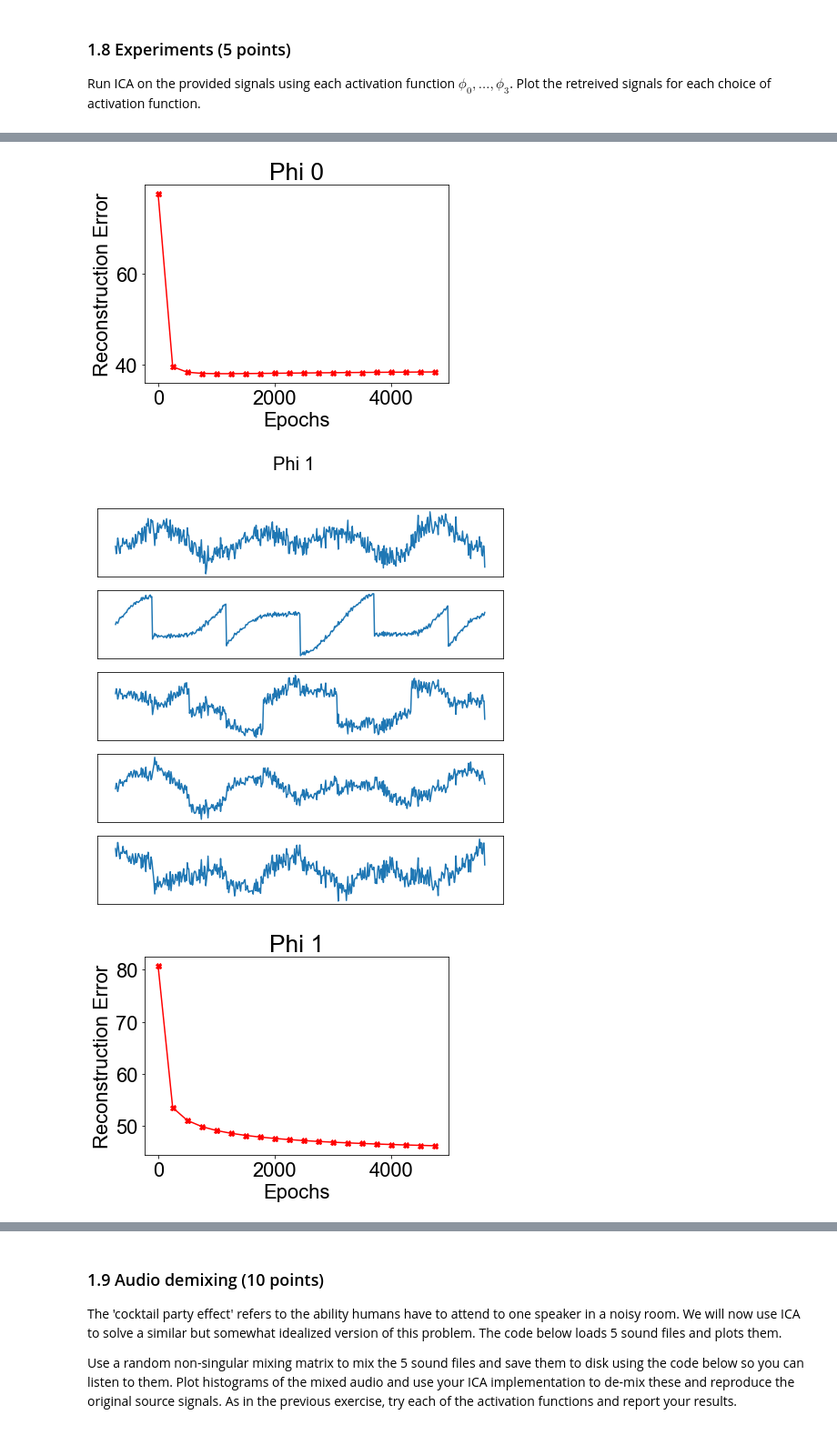
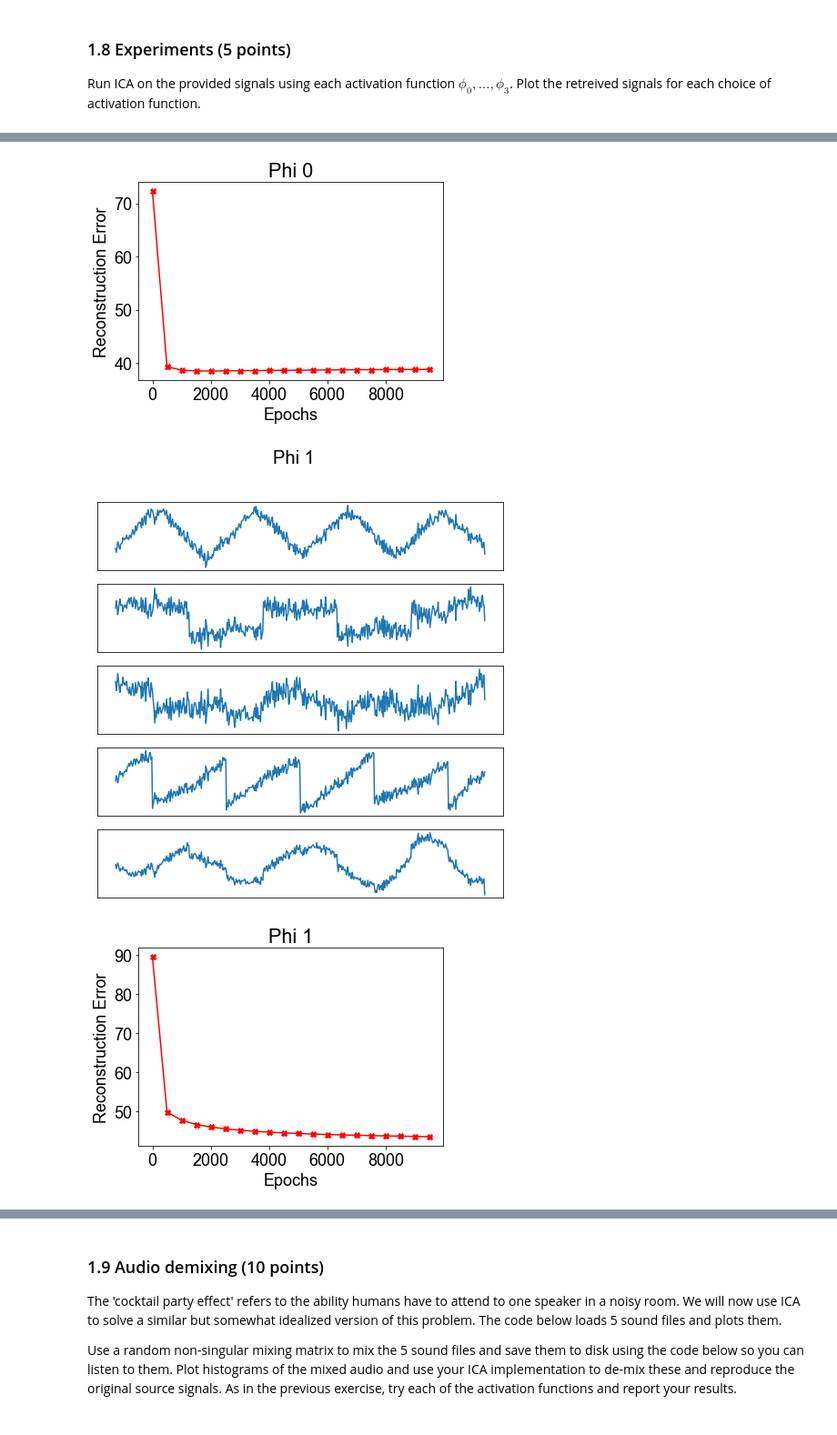
Before and after one commit to danakianfar/machine_learning_2_labs, a Jupyter notebook: lab1/lab1.ipynb, the cells around one changed output, grey strips where cells are left out. Shown at 91% size. Saved outputs shown, nothing was run; the diff lists cells and outputs as text; code cells hidden in the pictures.

```diff
--- a/lab1/lab1.ipynb
+++ b/lab1/lab1.ipynb
@@ -246,10 +249,9 @@ Some ICA algorithms can only learn from whitened data. Write a method `whiten(X)
 def whiten(X):
     cov = np.cov(X)
     Lambda, Phi = np.linalg.eig(cov)
-    Lambda = np.diag(Lambda)
 
     Y = Phi.T.dot(X)
-    L_sqrt = np.sqrt(np.linalg.pinv(Lambda))
+    L_sqrt = np.sqrt(np.diag(1/Lambda))
 
     W = L_sqrt.dot(Y)
     return W
@@ -335,7 +342,7 @@ def ICA(X, activation_function, learning_rate, S=None, epochs=1000, verbose = Fa
         X_batch = X[:,rand_samples]
 
         a = W.dot(X_batch)
-        W += (learning_rate / N) * ( I + activation_function(a).dot(a.T)).dot(W)
+        W += (learning_rate / batch_size) * (I+ activation_function(a).dot(a.T)).dot(W)
 
         if verbose and epoch % (epochs/ num_evaluations) == 0:
             err = numpy.linalg.norm(S - W.dot(X))
@@ -352,7 +359,7 @@ plot_signals(S, 'Original Signals')
 plt.show()
 
 # Parameters
-epochs = 5000
+epochs = 10**4
 eta = 1e-2
 data = Xw
 num_activations = len(activation_fx_names)
@@ -378,3 +385,3 @@ for i in range(num_activations):
-[figure, old version]
+[figure, new version]
-[figure, old version]
+[figure, new version]
-[figure, old version]
+[figure, new version]
```
Also changed, not shown: parts of 5 cells of this notebook.
